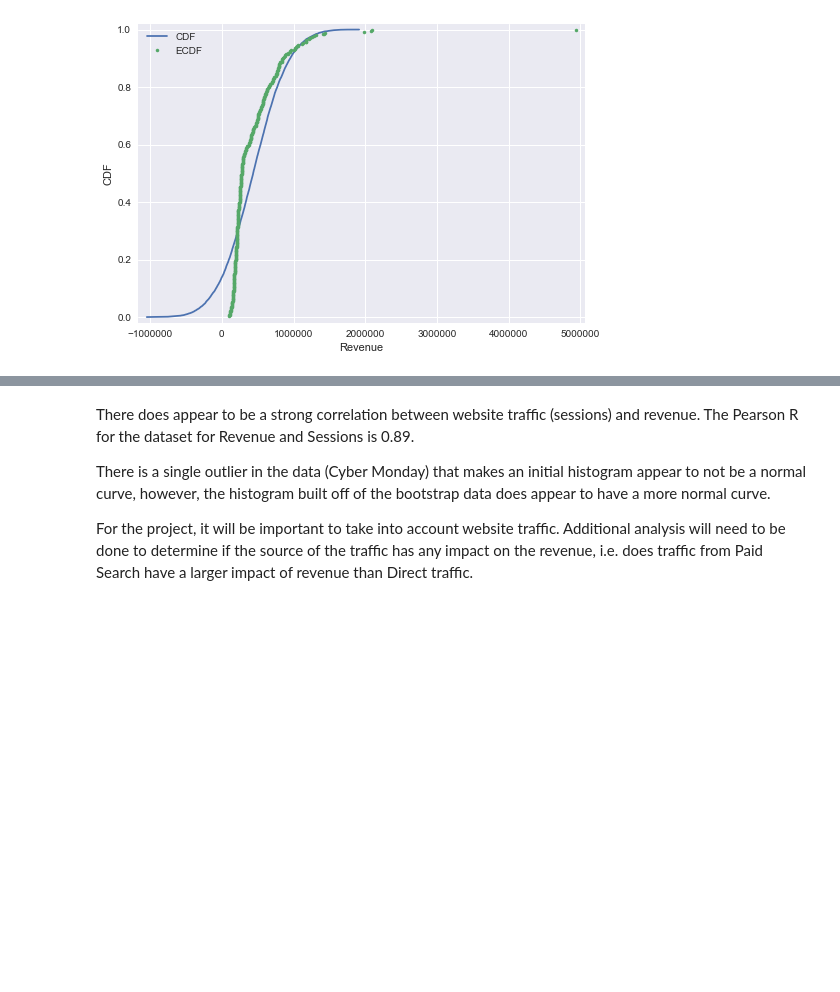
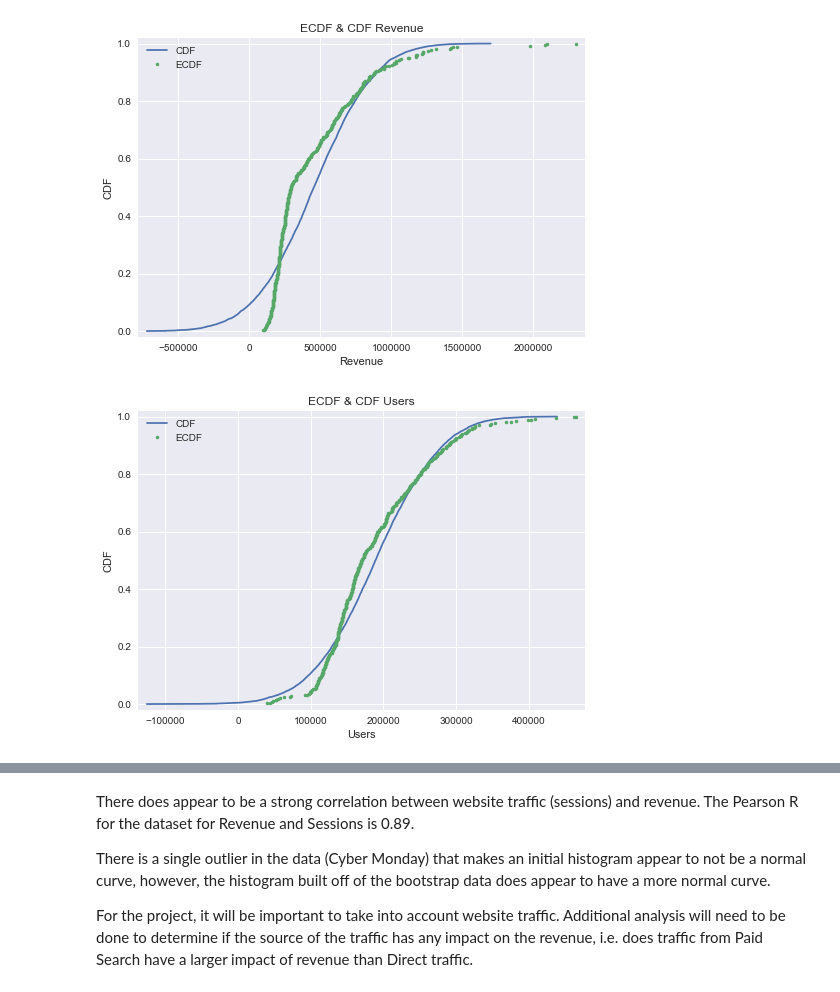
Before and after one commit to juliannarenaud/springboarddatasciencecourse, a Jupyter notebook: Project 1 Inferential Statistics.ipynb, the cells around one changed output, grey strips where cells are left out. Drawn from its saved outputs; the diff is of its cells as text; code cells hidden in the pictures; blank space fills up the shorter version.

```diff
--- a/Project 1 Inferential Statistics.ipynb
+++ b/Project 1 Inferential Statistics.ipynb
@@ -8,4 +8,8 @@ import numpy as np
 #Import file
 df = pd.read_csv('all_df.csv')
 df['Date'] = pd.to_datetime(df['Date'], format='%Y-%m-%d')
-df['Avg. Session Duration'] = pd.to_datetime(df['Avg. Session Duration'], format='%H:%M:%S')
+
+#df.info()
+
+df = df.drop(df.index[358]).reset_index(drop=True)
+df.info()
@@ -19,11 +41,11 @@ rev_plan_std = np.std(df['Daily Revenue Demand Plan'])
 df['Rev Compared to Plan'] = df['Revenue'] - df['Daily Revenue Demand Plan']
 rev_to_plan_mean = np.mean(df['Rev Compared to Plan'])
 rev_to_plan_std = np.std(df['Rev Compared to Plan'])
-sessions_mean = np.mean(df['Sessions'])
-sessions_std = np.std(df['Sessions'])
+users_mean = np.mean(df['Users'])
+users_std = np.std(df['Users'])
 
 print('Mean Daily Revenue:', rev_mean, 'Standard Deviation Daily Revenue:', rev_std)
 print('Mean Daily Revenue Plan:', rev_plan_mean, 'Standard Deviation Daily Revenue Plan:', rev_plan_std)
 print('Mean Revenue Compared to Plan:', rev_to_plan_mean, 'Standard Deviation Revenue Compared to Plan:', rev_to_plan_std)
-print('Mean Sessions:', sessions_mean, 'Standard Deviation Sessions:', sessions_std)
+print('Mean Users:', users_mean, 'Standard Deviation Users:', users_std)
 # %% [output]
@@ -99,29 +124,46 @@ plt.show()
 # %%
 #Compute the ECDF for Revenue Data:
 
 def ecdf(data):
     n = len(data)
     x = np.sort(data)
     y = np.arange(1.0, n+1.0) / n
     return x, y
 
 #Create the samples
 samples = np.random.normal(rev_mean, rev_std, size=10000)
+users_samples = np.random.normal(users_mean, users_std, size=10000)
 
 #Calculate the ECDF of the data and the samples
 x_rev, y_rev = ecdf(df['Revenue'])
 x_theor, y_theor = ecdf(samples)
 
 #Graph the ECDF of the data and the samples
 _ = plt.plot(x_theor, y_theor)
 _ = plt.plot(x_rev, y_rev, marker ='.', linestyle= 'none')
 _ = plt.margins(0.02)
 _ = plt.xlabel('Revenue')
 _ = plt.ylabel('CDF')
+_ = plt.title('ECDF & CDF Revenue')
 _ = plt.legend(('CDF', 'ECDF'), loc='upper left')
 plt.show()
+
+#Calculate the ECDF of the data and the samples
+x_users, y_users = ecdf(df['Users'])
+x_utheor, y_utheor = ecdf(users_samples)
+
+#Graph the ECDF of the data and the samples
+_ = plt.plot(x_utheor, y_utheor)
+_ = plt.plot(x_users, y_users, marker ='.', linestyle= 'none')
+_ = plt.margins(0.02)
+_ = plt.xlabel('Users')
+_ = plt.ylabel('CDF')
+_ = plt.title('ECDF & CDF Users')
+_ = plt.legend(('CDF', 'ECDF'), loc='upper left')
+plt.show()
 # %% [output]
-[figure, old version]
+[figure, new version]
+[figure, added]
 # %%
 _ = sns.boxplot(y='Revenue', data=df)
 _ = plt.xlabel('Revenue Boxplot')
```
Also changed, not shown: parts of 31 cells of this notebook.
